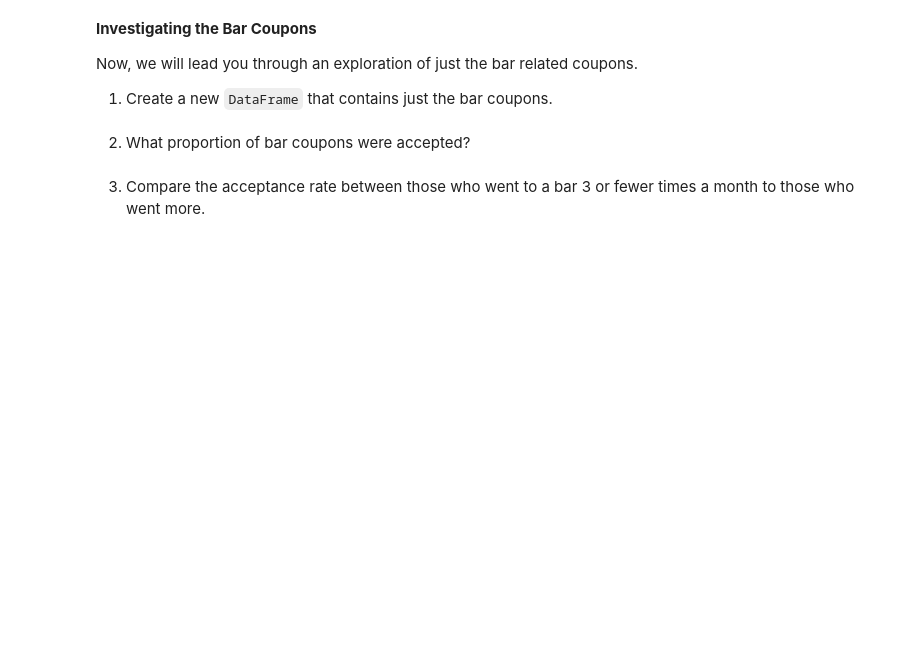
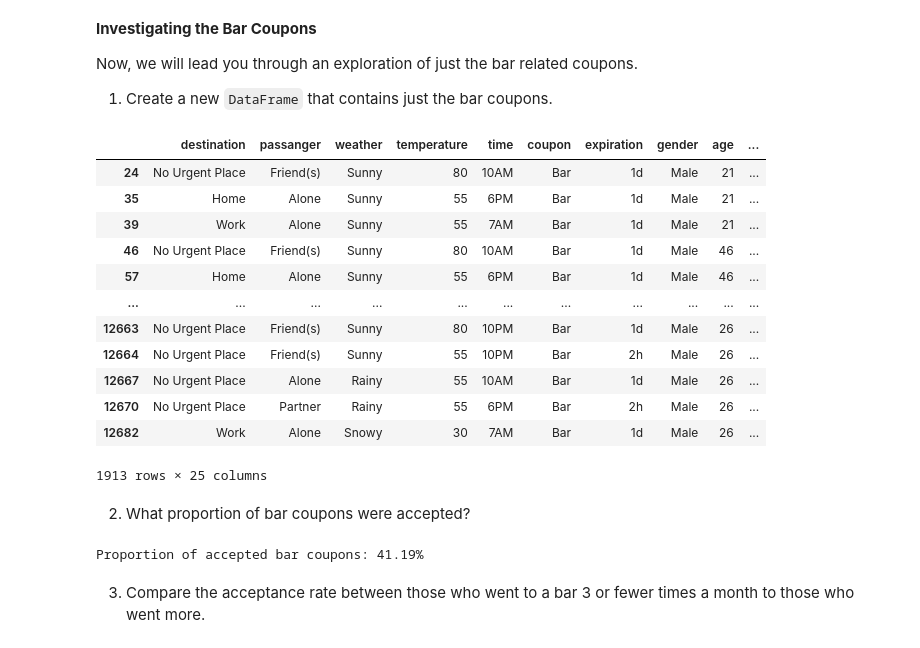
Before and after one commit to weslylaboy/will-a-customer-accepts-the-coupon, a Jupyter notebook: prompt.ipynb, the cells around one changed output. Drawn from its saved outputs; the diff is of its cells as text; code cells hidden in the pictures; blank space fills up the shorter version.

```diff
--- a/prompt.ipynb
+++ b/prompt.ipynb
@@ -94,7 +295,35 @@ data.head()
 Now, we will lead you through an exploration of just the bar related coupons.
 
 1. Create a new `DataFrame` that contains just the bar coupons.
+# %%
+# Get the coupon with value Bar
+bar_df = df.query('coupon == "Bar"')
+bar_df
+# %% [output]
+|  | destination | passanger | weather | temperature | time | coupon | expiration | gender | age | ... |
+| 24 | No Urgent Place | Friend(s) | Sunny | 80 | 10AM | Bar | 1d | Male | 21 | ... |
+| 35 | Home | Alone | Sunny | 55 | 6PM | Bar | 1d | Male | 21 | ... |
+| 39 | Work | Alone | Sunny | 55 | 7AM | Bar | 1d | Male | 21 | ... |
+| 46 | No Urgent Place | Friend(s) | Sunny | 80 | 10AM | Bar | 1d | Male | 46 | ... |
+| 57 | Home | Alone | Sunny | 55 | 6PM | Bar | 1d | Male | 46 | ... |
+| ... | ... | ... | ... | ... | ... | ... | ... | ... | ... | ... |
+| 12663 | No Urgent Place | Friend(s) | Sunny | 80 | 10PM | Bar | 1d | Male | 26 | ... |
+| 12664 | No Urgent Place | Friend(s) | Sunny | 55 | 10PM | Bar | 2h | Male | 26 | ... |
+| 12667 | No Urgent Place | Alone | Rainy | 55 | 10AM | Bar | 1d | Male | 26 | ... |
+| 12670 | No Urgent Place | Partner | Rainy | 55 | 6PM | Bar | 2h | Male | 26 | ... |
+| 12682 | Work | Alone | Snowy | 30 | 7AM | Bar | 1d | Male | 26 | ... |
+1913 rows × 25 columns
 # %% [markdown]
 2. What proportion of bar coupons were accepted?
+# %%
+# Get the Bar coupon that were acccepted
+bar_accepted = bar_df.query('Y == 1')
+
+# Divide the number of accepted bar coupons by total bar coupons to get the proportion
+proportion_bar_accepted = (bar_accepted.shape[0]/ bar_df.shape[0]) * 100
+
+print(f'Proportion of accepted bar coupons: {proportion_bar_accepted:.2f}%')
+# %% [output]
+Proportion of accepted bar coupons: 41.19%
 # %% [markdown]
 3. Compare the acceptance rate between those who went to a bar 3 or fewer times a month to those who went more.
```
Also changed, not shown: parts of 15 cells of this notebook.
